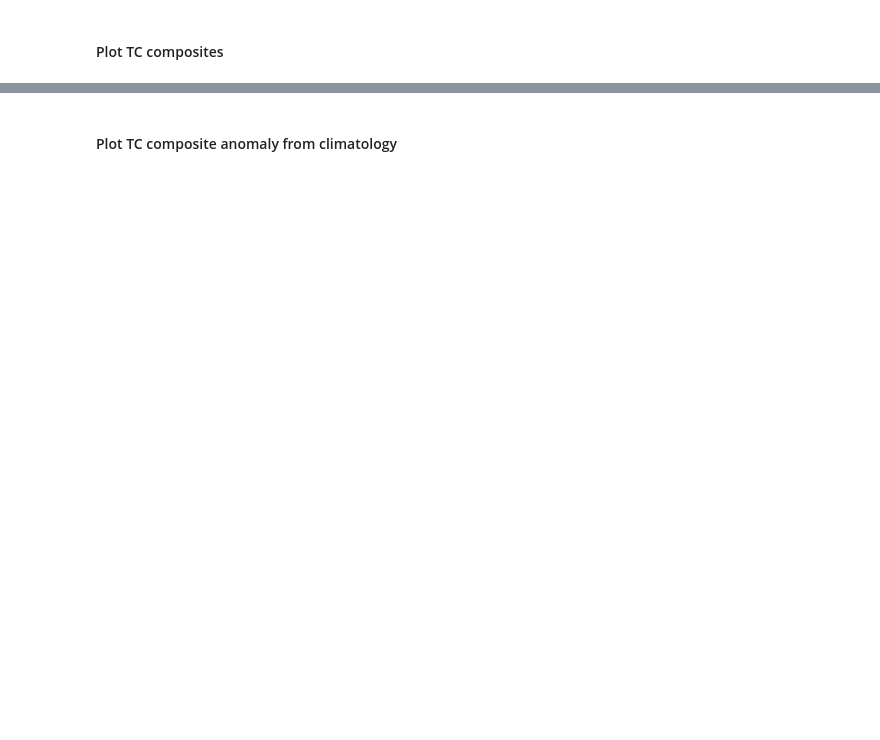
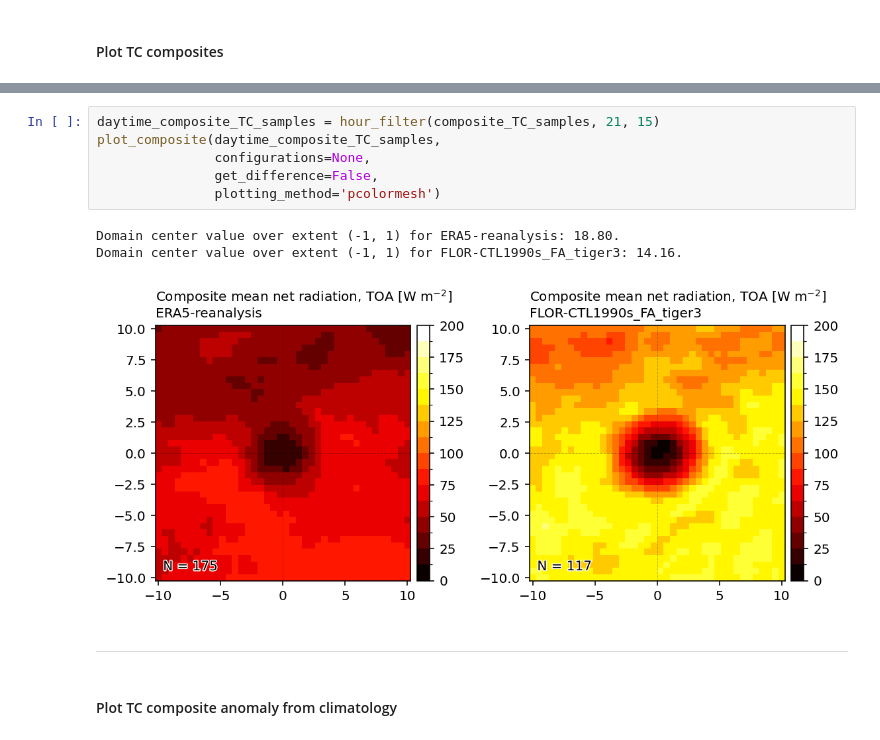
Before and after one commit to mr-gabrielrios/research, a Jupyter notebook: scripts/TC_composites.ipynb, the cells around one changed output, grey strips where cells are left out. Drawn from its saved outputs; the diff is of its cells as text; blank space fills up the shorter version.

```diff
--- a/scripts/TC_composites.ipynb
+++ b/scripts/TC_composites.ipynb
@@ -727,3 +913,15 @@ plot_composite(composite_TC_samples,
+# %%
+daytime_composite_TC_samples = hour_filter(composite_TC_samples, 21, 15)
+plot_composite(daytime_composite_TC_samples,
+               configurations=None,
+               get_difference=False,
+               plotting_method='pcolormesh')
+# %% [output]
+Domain center value over extent (-1, 1) for ERA5-reanalysis: 18.80.
+Domain center value over extent (-1, 1) for FLOR-CTL1990s_FA_tiger3: 14.16.
+[figure, added]
+# %% [markdown]
+---
 # %% [markdown]
 #### Plot TC composite anomaly from climatology
 # %%
```
Also changed, not shown: parts of 27 cells of this notebook.
